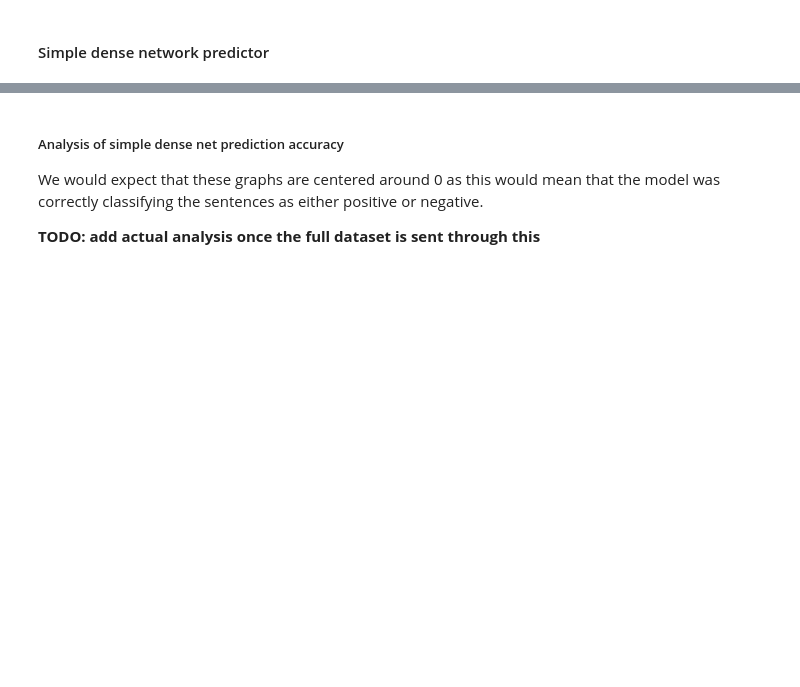
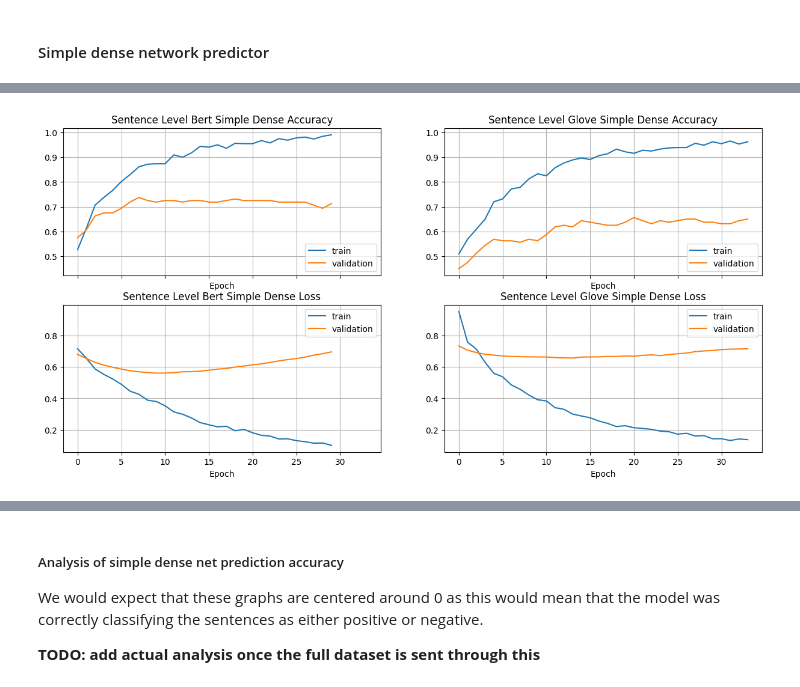
Before and after one commit to lattiric/ML_NN_Proj_01, a Jupyter notebook: final_submission.ipynb, the cells around one changed output, grey strips where cells are left out. Cells and saved outputs as stored; diff of their text form; code cells hidden in the pictures; blank space fills up the shorter version.

```diff
--- a/final_submission.ipynb
+++ b/final_submission.ipynb
@@ -132,5 +122,7 @@ glove_simple_dense, glove_callbacks = helpers.generatSimpleDenseNetwork()
 # %%
-bert_simple_dense.fit(bert_train_features,bert_train_labels,epochs=200,validation_data=(bert_val_features,bert_val_labels),callbacks=bert_callbacks)
-glove_simple_dense.fit(glove_train_features,glove_train_labels,epochs=200,validation_data=(glove_val_features,glove_val_labels),callbacks=glove_callbacks)
+bert_simple_dense, bert_callbacks = helpers.generatSimpleDenseNetwork()
+glove_simple_dense, glove_callbacks = helpers.generatSimpleDenseNetwork()
+bert_result = bert_simple_dense.fit(bert_train_features,bert_train_labels,epochs=200,validation_data=(bert_val_features,bert_val_labels),callbacks=bert_callbacks)
+glove_result = glove_simple_dense.fit(glove_train_features,glove_train_labels,epochs=200,validation_data=(glove_val_features,glove_val_labels),callbacks=glove_callbacks)
 # %% [output]
 Epoch 1/200
@@ -160 +145,6 @@ Epoch 25/200
+# %%
+
+helpers.plot_model_stats(bert_result,glove_result,mdl1_name='Sentence Level Bert Simple Dense',mdl2_name='Sentence Level Glove Simple Dense')
+# %% [output]
+[figure, added]
 # %%
```
Also changed, not shown: parts of 42 cells of this notebook, 2 other files.
